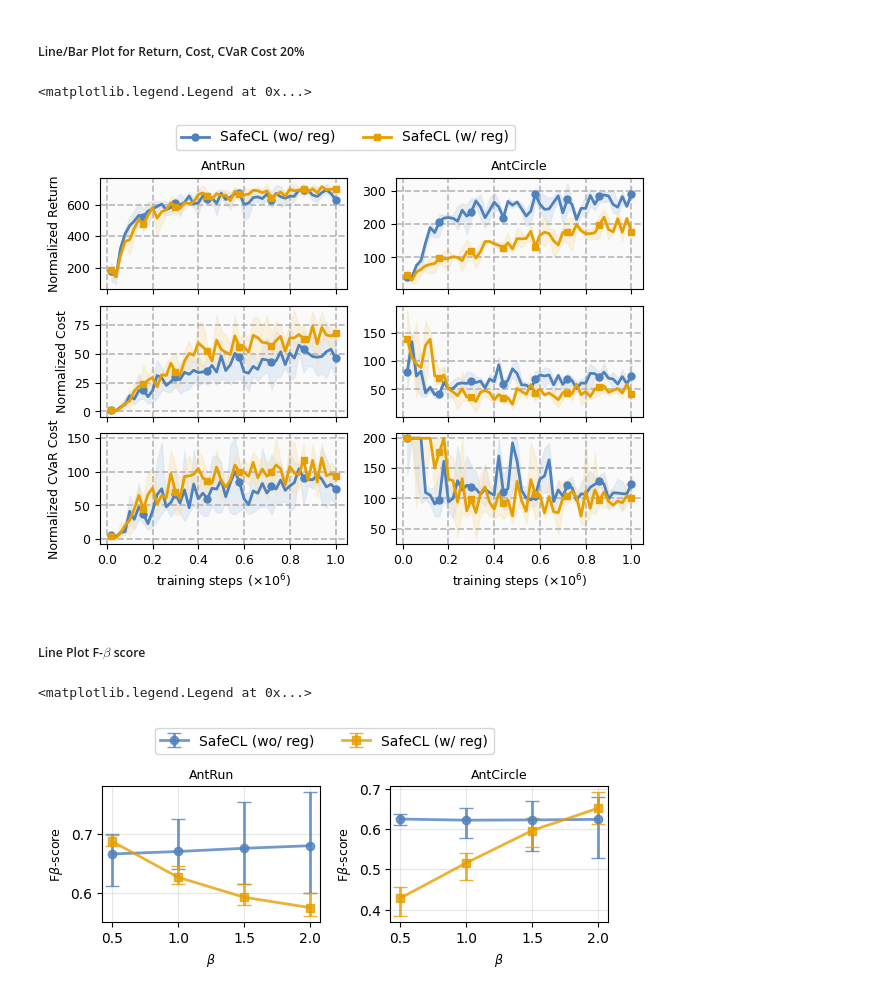
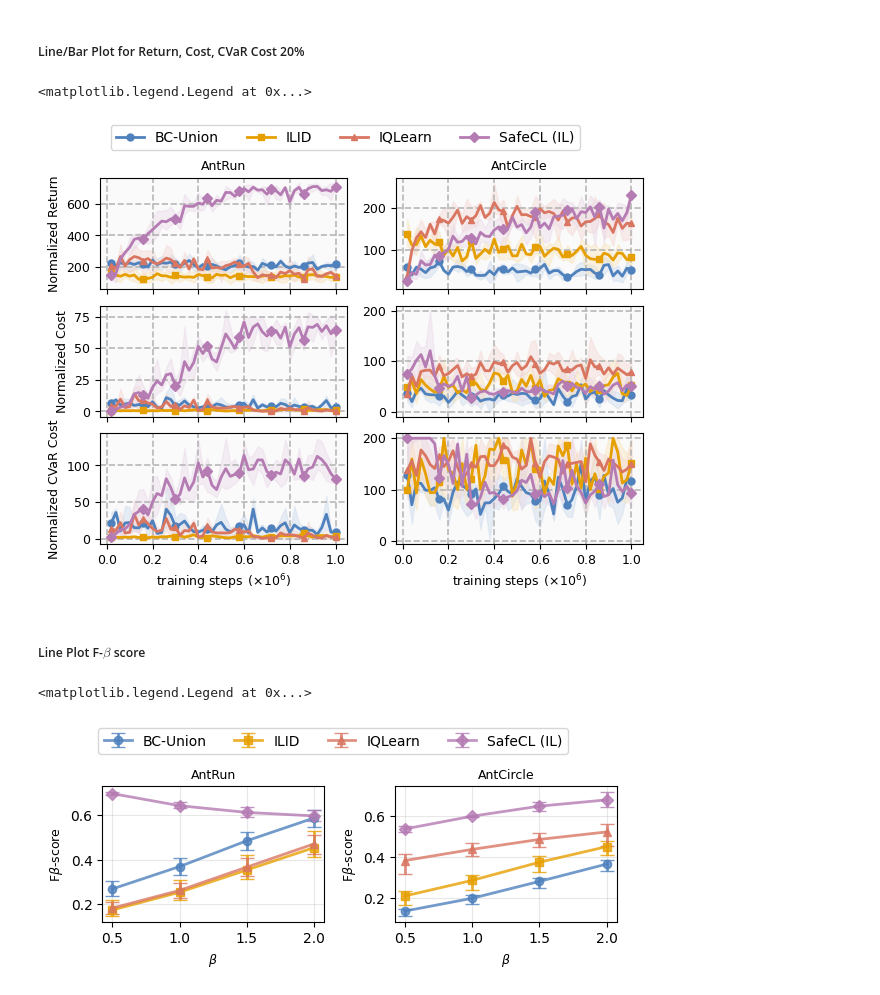
Before and after one commit to returaj/offline_mpc, a Jupyter notebook: dsrl_model/notebooks/safecl_plotting.ipynb, the cells around one changed output. Saved outputs shown, nothing was run; the diff lists cells and outputs as text; code cells hidden in the pictures.

```diff
--- a/dsrl_model/notebooks/safecl_plotting.ipynb
+++ b/dsrl_model/notebooks/safecl_plotting.ipynb
@@ -167,7 +167,7 @@ def bootstrap_confidence_interval(data, n_bootstrap=1000, confidence_level=0.95)
 # %% [markdown]
 ##### Line/Bar Plot for Return, Cost, CVaR Cost 20%
 # %%
-# ALGOS = [("ilid", "ILID"), ("iqlearn", "IQLearn"), ("safecl/embd_64_vtemp_1.0_pitemp_0.2_piconst_0.9_wdecay_firsttrans/batch_64/constant_projection", "SafeCL (constant)")]
+ALGOS = [("bc_union_kl", "BC-Union"), ("ilid_mse_nonorm", "ILID"), ("iqlearn", "IQLearn"), ("safecl_il", "SafeCL (IL)")]
 
 # ALGOS = [("ipl", "IPL"), ("osil", "OSIL"), ("safecl/embd_64_vtemp_1.0_pitemp_0.2_piconst_0.9_wdecay_firsttrans/batch_64/constant_projection", "SafeCL (constant)")]
 
@@ -293,25 +293,25 @@ def generate_performance_figures(hyperparams, tasks):
     plt.subplots_adjust(hspace=0.15)
     return single_fig, single_axs
 # %%
-hyperparams = "neg_union_full/pos_1_neg_0_union_500"
+hyperparams = "neg_union_full/pos_1_neg_0_union_500/num_comp_1"
 
 key = "performance_comparison"
 # tasks = ['PointGoal1', "CarGoal1",]
 # tasks = ['PointCircle2', "CarCircle2",]
 # tasks = [ "AntVelocity", "SwimmerVelocity"]
 # tasks = ["Walker2dVelocity", "HopperVelocity",]
 # tasks = ["DroneRun", "DroneCircle",]
 tasks = ["AntRun", "AntCircle"]
 
 
 fig, ax = generate_performance_figures(hyperparams, tasks)
 handles, labels = ax[0, 0].get_legend_handles_labels()
 # Create a single legend for all subplots
 fig.legend(handles, labels, loc='upper center', ncol=len(ALGOS), fontsize=10)
 # fig.tight_layout()
 # %% [output]
 <matplotlib.legend.Legend at 0x...>
-[figure, old version]
+[figure, new version]
 # %% [markdown]
 ##### Line Plot F-$\beta$ score
 # %%
@@ -460,7 +460,7 @@ def generate_fbeta_figures(hyperparams, tasks, cost_betas, plot_type='combined')
     plt.subplots_adjust(hspace=0.15)
     return single_fig, single_axs
 # %%
-hyperparams = "neg_union_full/pos_1_neg_0_union_500"
+hyperparams = "neg_union_full/pos_1_neg_0_union_500/num_comp_1"
 
 key = "performance_comparison"
 plot_type = "combined"
@@ -485,4 +485,4 @@ fig.tight_layout(rect=[0, 0, 1, 0.92])
 fig.legend(handles, labels, loc='lower center', bbox_to_anchor=(0.5, 0.89),  ncol=len(ALGOS), fontsize=10)
 # %% [output]
 <matplotlib.legend.Legend at 0x...>
-[figure, old version]
+[figure, new version]
```
Also changed, not shown: parts of 1 cell of this notebook.
